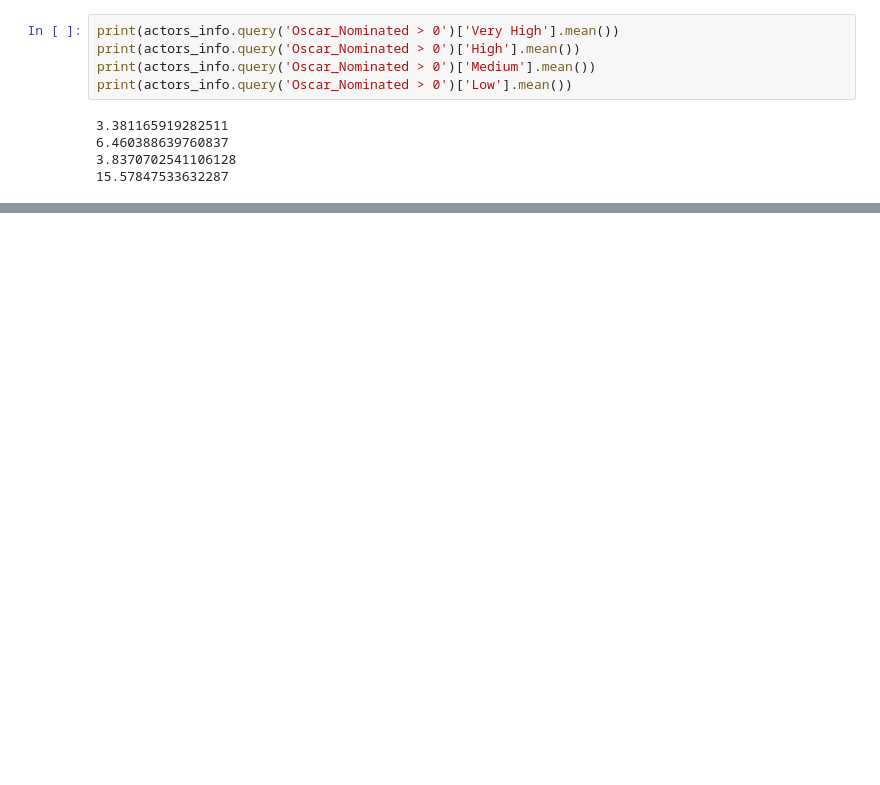
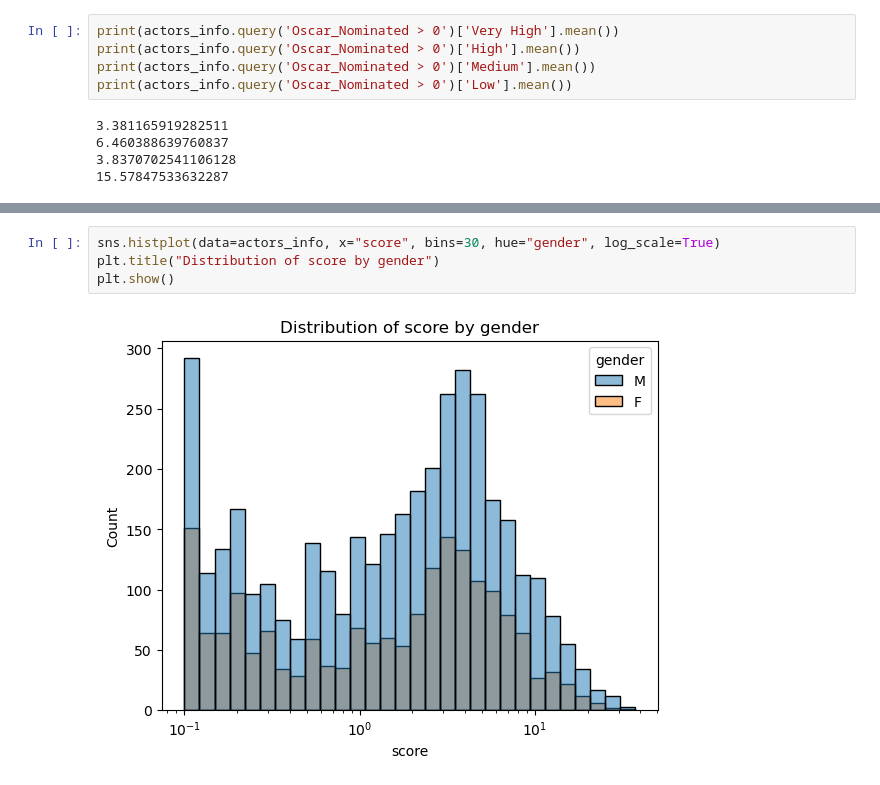
Before and after one commit to epfl-ada/ada-2023-project-lovelace, a Jupyter notebook: Code/jennifer.ipynb, the cells around one changed output, grey strips where cells are left out. Cells and saved outputs as stored; diff of their text form; blank space fills up the shorter version.

```diff
--- a/Code/jennifer.ipynb
+++ b/Code/jennifer.ipynb
@@ -293,0 +368,6 @@ print(actors_info.query('Oscar_Nominated == 0')['Low'].mean())
+# %%
+sns.histplot(data=actors_info, x="score", bins=30, hue="gender", log_scale=True)
+plt.title("Distribution of score by gender")
+plt.show()
+# %% [output]
+[figure, added]
```
Also changed, not shown: parts of 13 cells of this notebook.
